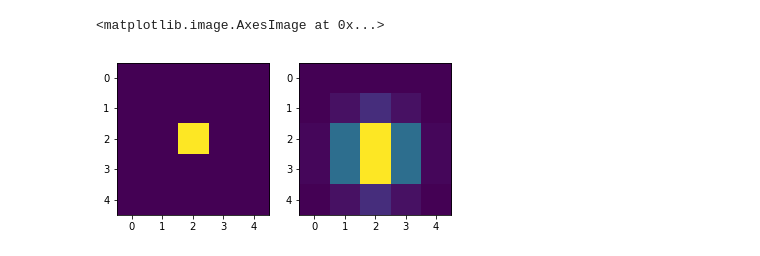
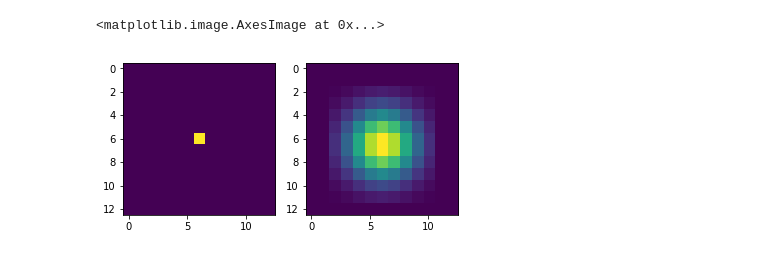
Before and after one commit to DawidMaciazek/ripple_model, a Jupyter notebook: notebooks/convolution_test.ipynb, the cells around one changed output. Drawn from its saved outputs; the diff is of its cells as text; code cells hidden in the pictures.

```diff
--- a/notebooks/convolution_test.ipynb
+++ b/notebooks/convolution_test.ipynb
@@ -71,7 +71,7 @@ print_arrs(resl, resr)
 # gaussian check
 
 dx = 1.0
-sigma = 1.4/2.0
+sigma = 5/2.0
 sigma2 = np.square(sigma)
 gauss_cutoff = 0.2
 gauss_r = np.sqrt(-2*sigma2*np.log(gauss_cutoff))
@@ -96,5 +96,5 @@ print(g_value)
 plt.subplot(1,2,1)
 plt.imshow(g_value)
 plt.subplot(1,2,2)
-plt.imshow(g_value[::-1,::1])
+plt.imshow(g_value.T)
 # %% [output]
@@ -126,14 +161,15 @@ plt.imshow((conv_plane-plane)[10:-10, 20:-20])
 # %%
-width = 5
+width = 13
 plane = np.zeros((width, width), dtype=float)
 plane[width//2, width//2] = 1
+#plane[0, 0] = 1
 
 plt.subplot(1,2,1)
 plt.imshow(plane)
 
 conv_plane = signal.convolve2d(plane, g_value, boundary='wrap', mode='same')
 plt.subplot(1,2,2)
 plt.imshow(conv_plane)
 # %% [output]
 <matplotlib.image.AxesImage at 0x...>
-[figure, old version]
+[figure, new version]
```
Also changed, not shown: parts of 17 cells of this notebook, 1 other file.
